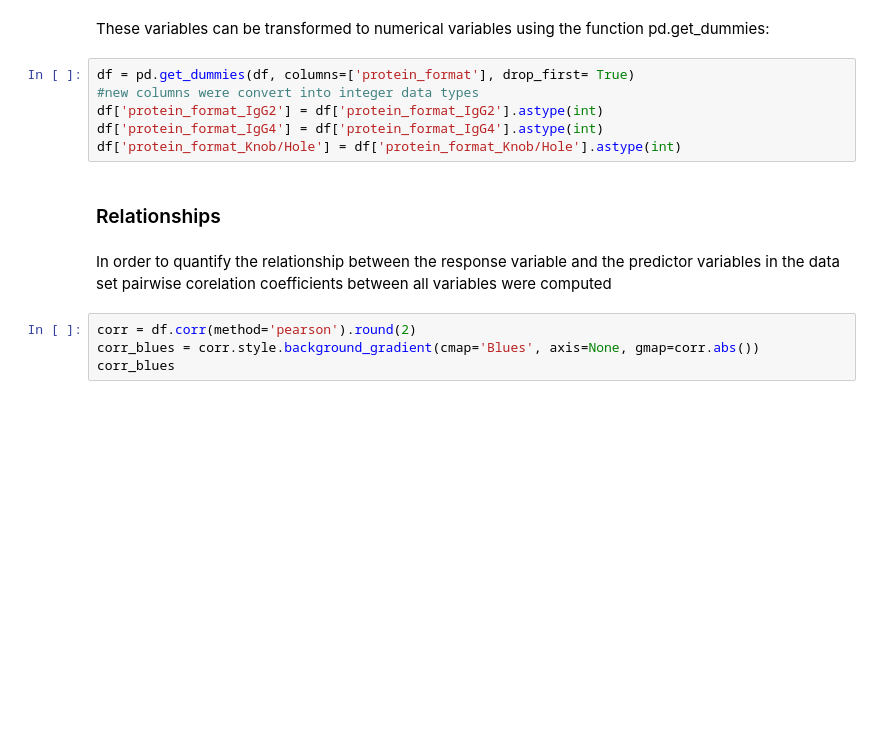
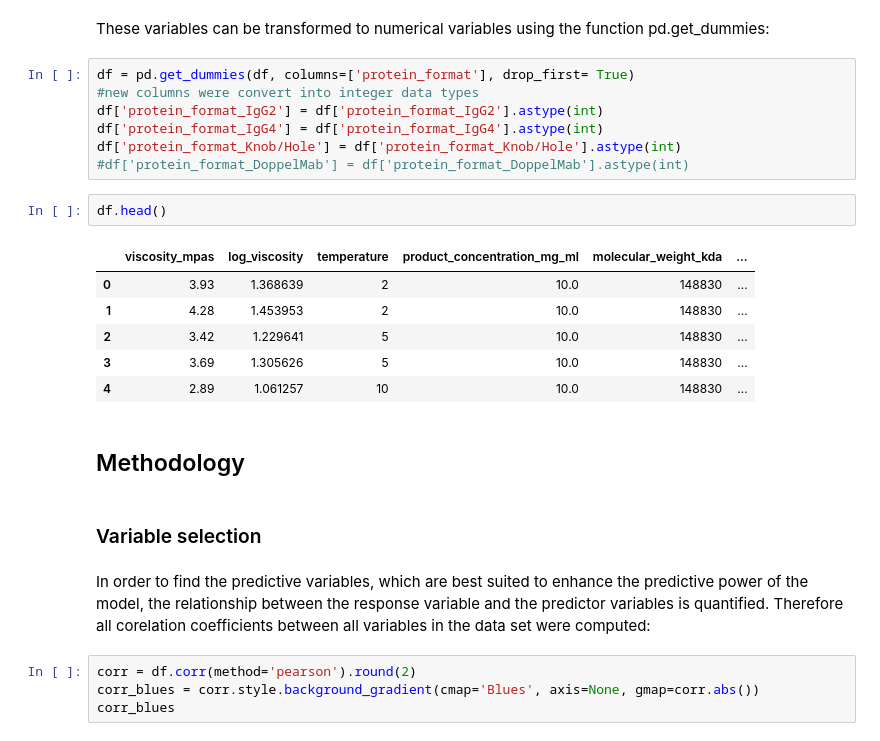
Before and after one commit to hempelt/project, a Jupyter notebook: reports/report.ipynb, the cells around one changed output. Drawn from its saved outputs; the diff is of its cells as text; blank space fills up the shorter version.

Commit message:
first draft methodology

```diff
--- a/reports/report.ipynb
+++ b/reports/report.ipynb
@@ -238,10 +238,22 @@ df = pd.get_dummies(df, columns=['protein_format'], drop_first= True)
 df['protein_format_IgG2'] = df['protein_format_IgG2'].astype(int)
 df['protein_format_IgG4'] = df['protein_format_IgG4'].astype(int)
 df['protein_format_Knob/Hole'] = df['protein_format_Knob/Hole'].astype(int)
+#df['protein_format_DoppelMab'] = df['protein_format_DoppelMab'].astype(int)
+# %%
+df.head()
+# %% [output]
+|  | viscosity_mpas | log_viscosity | temperature | product_concentration_mg_ml | molecular_weight_kda | ... |
+| 0 | 3.93 | 1.368639 | 2 | 10.0 | 148830 | ... |
+| 1 | 4.28 | 1.453953 | 2 | 10.0 | 148830 | ... |
+| 2 | 3.42 | 1.229641 | 5 | 10.0 | 148830 | ... |
+| 3 | 3.69 | 1.305626 | 5 | 10.0 | 148830 | ... |
+| 4 | 2.89 | 1.061257 | 10 | 10.0 | 148830 | ... |
 # %% [markdown]
-### Relationships
+## Methodology
+# %% [markdown]
+### Variable selection
 # %% [markdown]
-In order to quantify the relationship between the response variable and the predictor variables in the data set pairwise corelation coefficients between all variables were computed
+In order to find the predictive variables, which are best suited to enhance the predictive power of the model, the relationship between the response variable and the predictor variables is quantified. Therefore all corelation coefficients between all variables in the data set were computed:
 # %%
 corr = df.corr(method='pearson').round(2)
 corr_blues = corr.style.background_gradient(cmap='Blues', axis=None, gmap=corr.abs())
```
Also changed, not shown: parts of 11 cells of this notebook.
